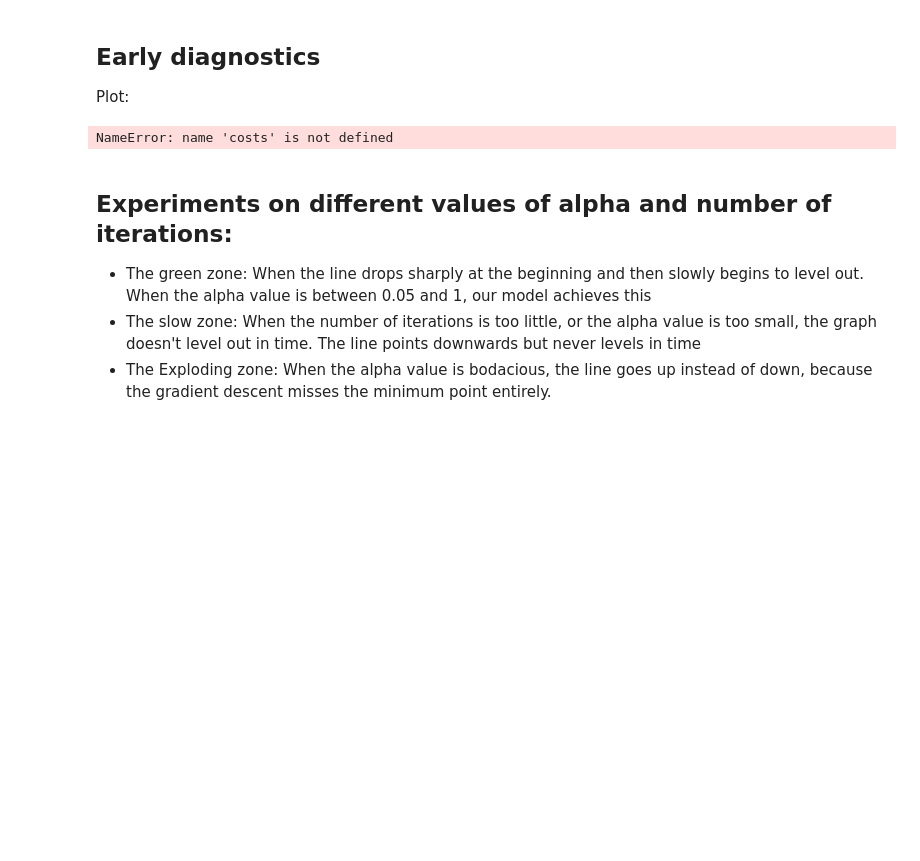
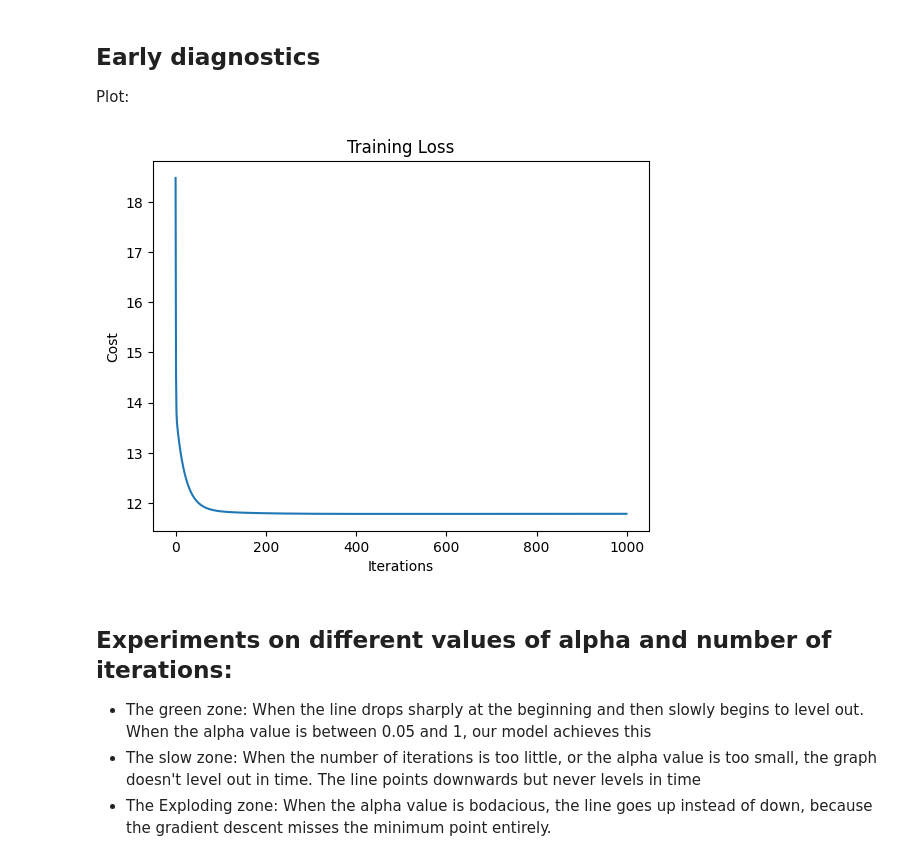
Before and after one commit to code-eraser/Linear-Regression-From-Scratch-, a Jupyter notebook: experiments/linear_regression_experiments.ipynb, the cells around one changed output. Saved outputs shown, nothing was run; the diff lists cells and outputs as text; code cells hidden in the pictures; blank space fills up the shorter version.

```diff
--- a/experiments/linear_regression_experiments.ipynb
+++ b/experiments/linear_regression_experiments.ipynb
@@ -135,13 +115,13 @@ w: [ 2.10976526 -3.85437793  1.28386981  4.7291059  -0.87062477], b: 3.200576776
 ## Early diagnostics
 Plot:
 # %%
-plt.plot(costs)
+plt.plot(cost)
 plt.title("Training Loss")
 plt.xlabel("Iterations")
 plt.ylabel("Cost")
 plt.show()
 # %% [output]
-NameError: name 'costs' is not defined
+[figure, added]
 # %% [markdown]
 ## Experiments on different values of alpha and number of iterations:
 - The green zone: When the line drops sharply at the beginning and then slowly begins to level out. When the alpha value is between 0.05 and 1, our model achieves this
```
Also changed, not shown: parts of 3 cells of this notebook, 5 other files.
